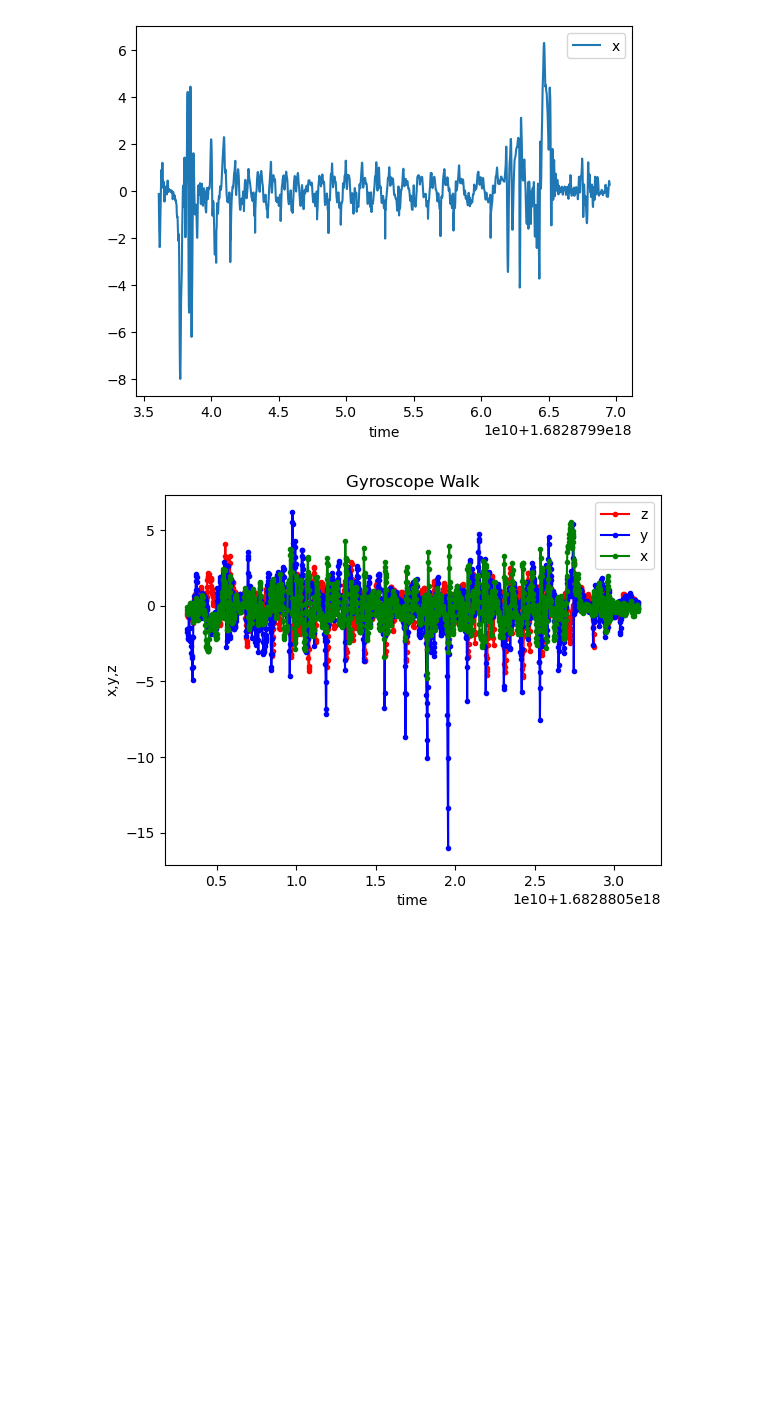
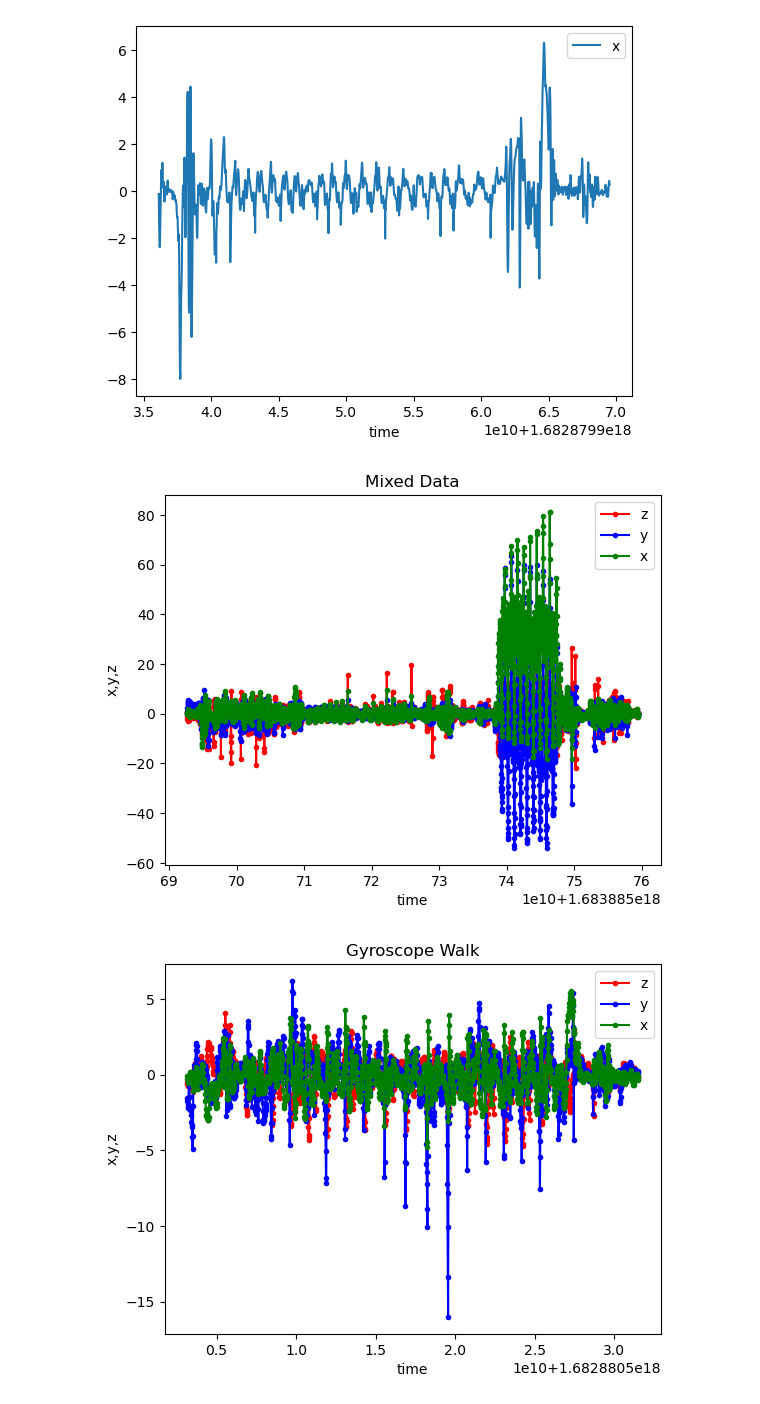
Before and after one commit to Wipfla/ML4B_App, a Jupyter notebook: ML_Marvin.ipynb, the cells around one changed output. Cells and saved outputs as stored; diff of their text form; code cells hidden in the pictures; blank space fills up the shorter version.

Commit message:
mixed data hinzugefügt

```diff
--- a/ML_Marvin.ipynb
+++ b/ML_Marvin.ipynb
@@ -59,6 +71,10 @@ def plotDataGyr(data, title):
     plt.legend(['z', 'y', 'x'])
     plt.title(title)
     plt.show()
+# %%
+plotDataGyr(df_mixed_Acc, 'Mixed Data')
+# %% [output]
+[figure, added]
 # %%
 #Plot Walk
 plotDataGyr(df_walk_Gyr, 'Gyroscope Walk')
```
Also changed, not shown: parts of 1 cell of this notebook.
